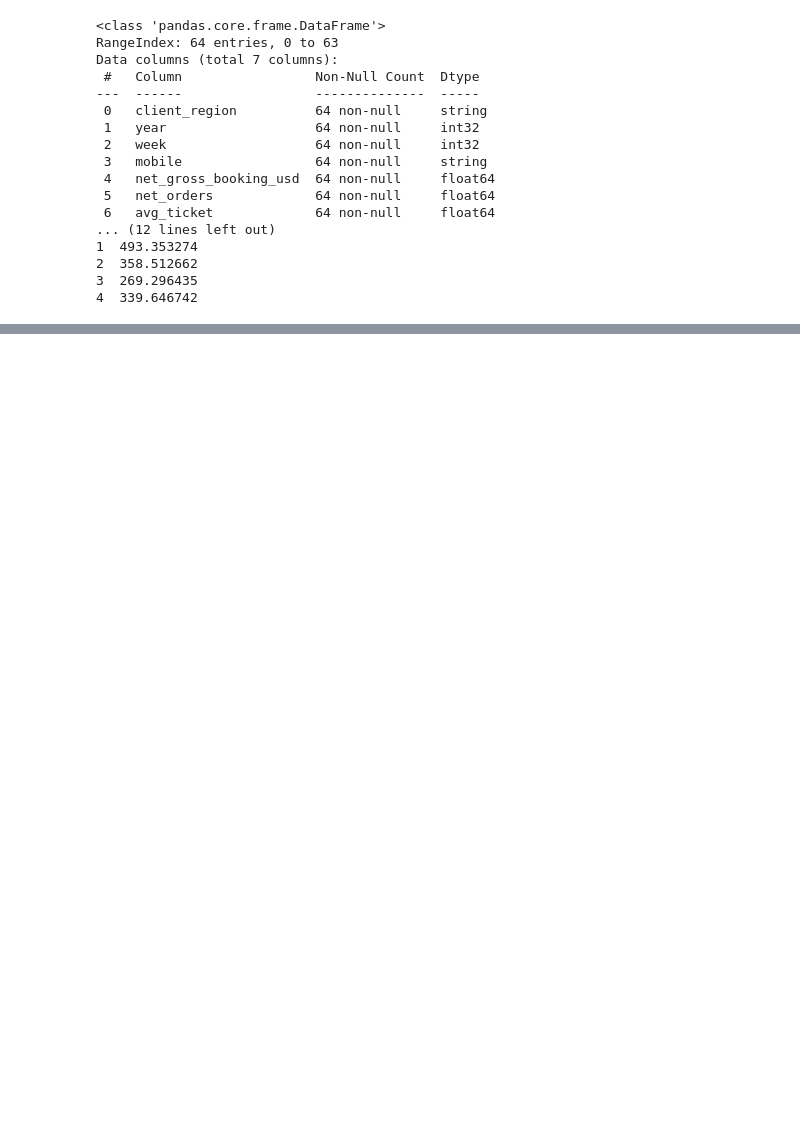
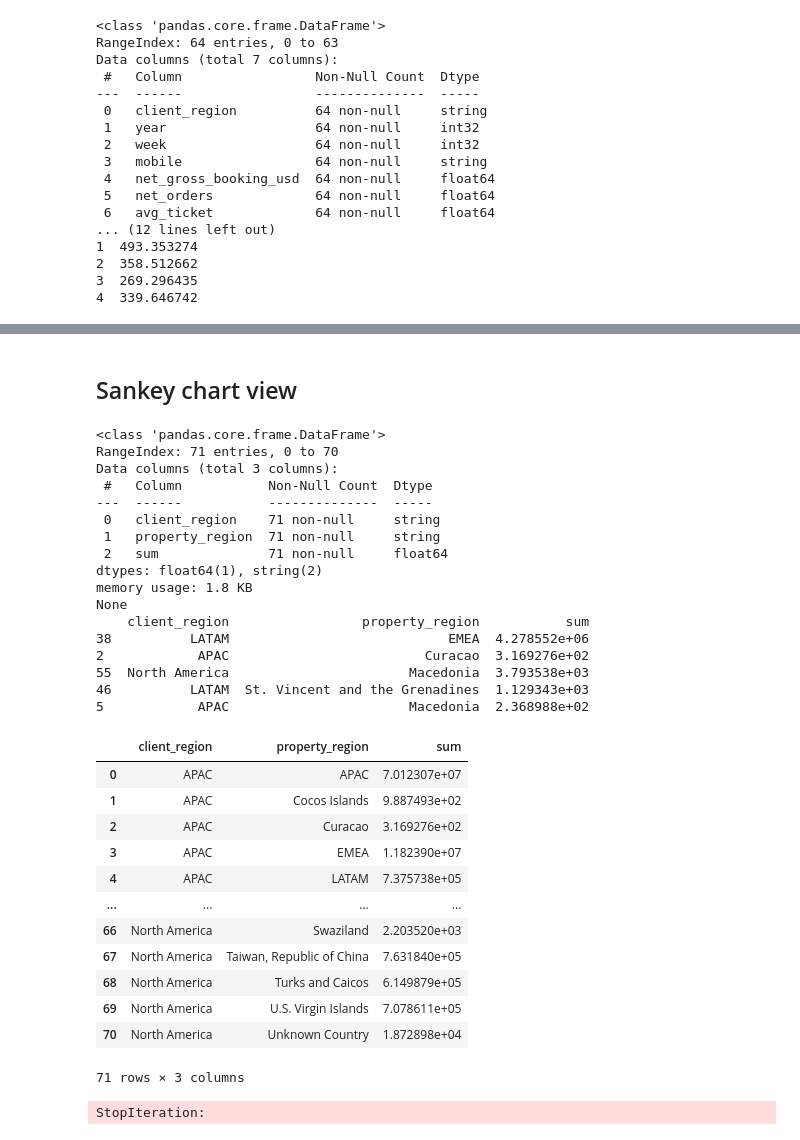
Before and after one commit to fontanads/analytics_case_202402, a Jupyter notebook: src/notebooks/mobile_analysis.ipynb, the cells around one changed output, grey strips where cells are left out. Drawn from its saved outputs; the diff is of its cells as text; code cells hidden in the pictures; blank space fills up the shorter version.

```diff
--- a/src/notebooks/mobile_analysis.ipynb
+++ b/src/notebooks/mobile_analysis.ipynb
@@ -29,5 +30,6 @@ df = data_transformer.transform_data(
     fill_super_region=True,
     drop_post_book=True,
     map_property_to_super_region=True,
+    replace_us_client_country=True,
     treat_apac_2022w45_outlier=True,
 ).copy()
@@ -145,3 +180,59 @@ layered_chart = alt.layer(line_chart, point_chart).resolve_scale(
 layered_chart
 # %% [output]
 [interactive output not drawn]
+# %% [markdown]
+## Sankey chart view
+# %%
+from dataviz.sankey import SankeyChartCreator
+
+df_sankey = df[['client_region', 'property_region', 'net_gross_booking_usd']]\
+    .groupby(['client_region', 'property_region'])\
+    ['net_gross_booking_usd']\
+    .agg(['sum'])\
+    .reset_index()
+
+print(df_sankey.info())
+print(df_sankey.sample(5))
+df_sankey
+# %% [output]
+<class 'pandas.core.frame.DataFrame'>
+RangeIndex: 71 entries, 0 to 70
+Data columns (total 3 columns):
+ #   Column           Non-Null Count  Dtype
+---  ------           --------------  -----
+ 0   client_region    71 non-null     string
+ 1   property_region  71 non-null     string
+ 2   sum              71 non-null     float64
+dtypes: float64(1), string(2)
+memory usage: 1.8 KB
+None
+    client_region                 property_region           sum
+38          LATAM                            EMEA  4.278552e+06
+2            APAC                         Curacao  3.169276e+02
+55  North America                       Macedonia  3.793538e+03
+46          LATAM  St. Vincent and the Grenadines  1.129343e+03
+5            APAC                       Macedonia  2.368988e+02
+|  | client_region | property_region | sum |
+| 0 | APAC | APAC | 7.012307e+07 |
+| 1 | APAC | Cocos Islands | 9.887493e+02 |
+| 2 | APAC | Curacao | 3.169276e+02 |
+| 3 | APAC | EMEA | 1.182390e+07 |
+| 4 | APAC | LATAM | 7.375738e+05 |
+| ... | ... | ... | ... |
+| 66 | North America | Swaziland | 2.203520e+03 |
+| 67 | North America | Taiwan, Republic of China | 7.631840e+05 |
+| 68 | North America | Turks and Caicos | 6.149879e+05 |
+| 69 | North America | U.S. Virgin Islands | 7.078611e+05 |
+| 70 | North America | Unknown Country | 1.872898e+04 |
+71 rows × 3 columns
+# %%
+# Example usage:
+sankey_chart_creator = SankeyChartCreator(
+     df=df_sankey,
+     flow_column="sum",
+     source_column="client_region",
+     target_column="property_region"
+)
+sankey_chart_creator.generate_sankey_chart()
+# %% [output]
+StopIteration:
```
Also changed, not shown: parts of 8 cells of this notebook, 4 other files.
